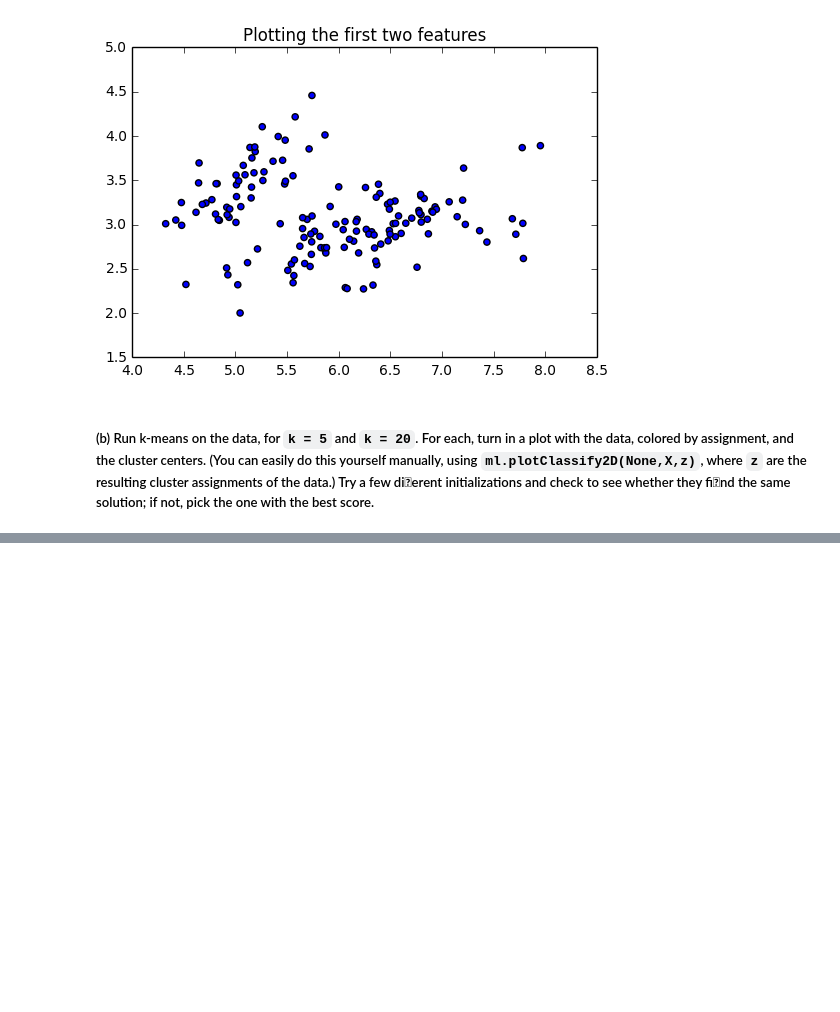
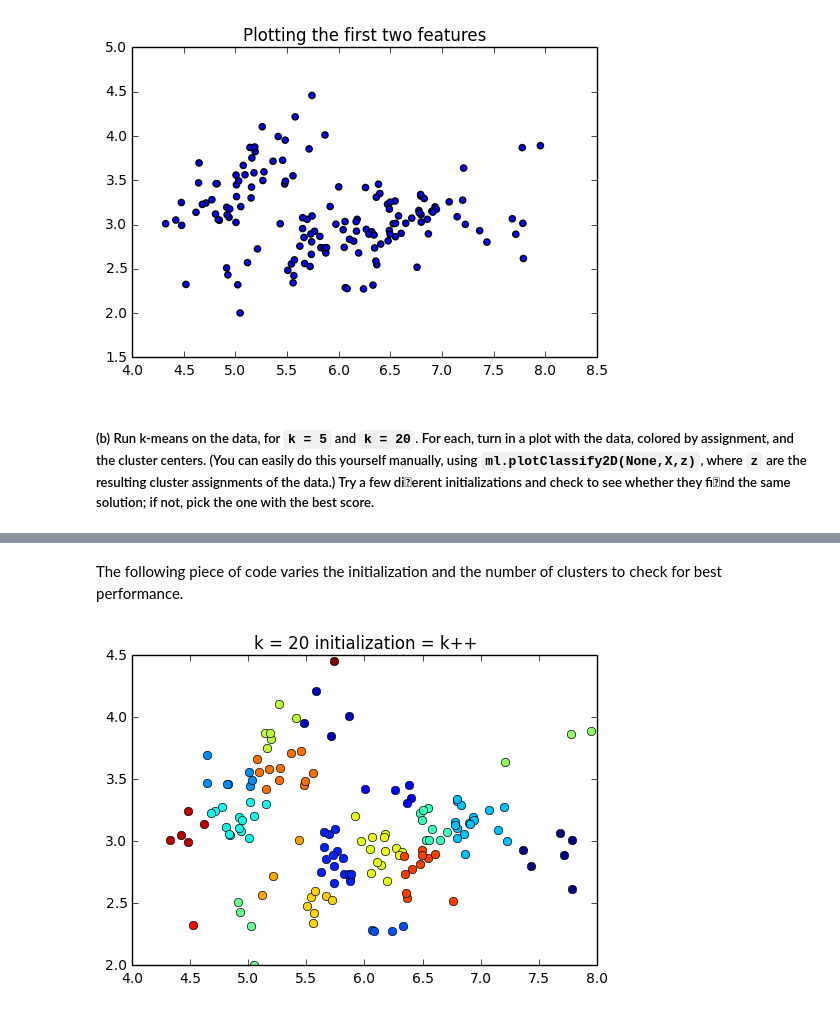
Before and after one commit to kishore-narendran/CS273A-MachineLearning, a Jupyter notebook: Homework 5.ipynb, the cells around one changed output, grey strips where cells are left out. Drawn from its saved outputs; the diff is of its cells as text; code cells hidden in the pictures; blank space fills up the shorter version.

```diff
--- a/Homework 5.ipynb
+++ b/Homework 5.ipynb
@@ -38 +38,24 @@ for k in k_clusters:
+# %% [markdown]
+The following piece of code varies the initialization and the number of clusters to check for best performance.
+# %%
+initializations = ['random', 'farthest', 'k++']
+parameters = []
+for initialization in initializations:
+    for k in k_clusters:
+        parameters.append((k, initialization))
+
+
+sumd_s = []
+z_s = []
+for parameter in parameters:
+    (z, c, sumd) = ml.cluster.kmeans(X_two, parameter[0], parameter[1])
+    z_s.append(z)
+    sumd_s.append(sumd)
+
+index = np.argmin(sumd_s)
+ml.plotClassify2D(None, X_two, z_s[index])
+plt.title("k = " + str(parameters[index][0]) + " initialization = " + parameters[index][1])
+plt.show()
+# %% [output]
+[figure, added]
 # %% [markdown]
```
Also changed, not shown: parts of 19 cells of this notebook, 2 other files.
